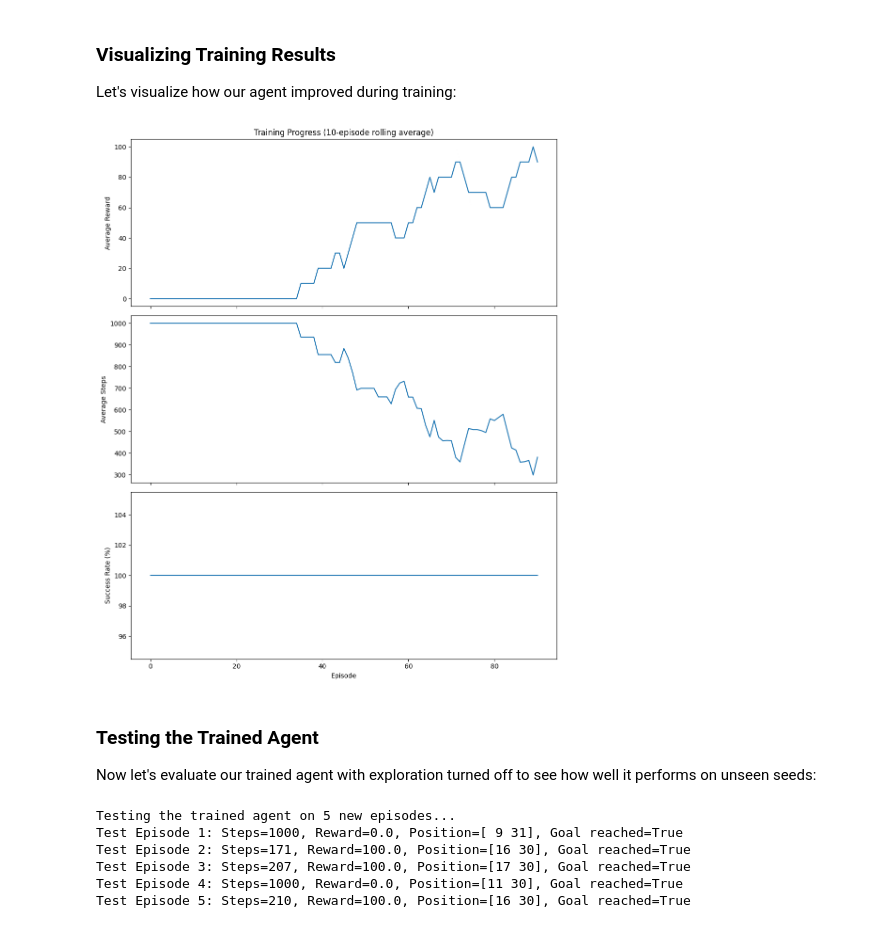
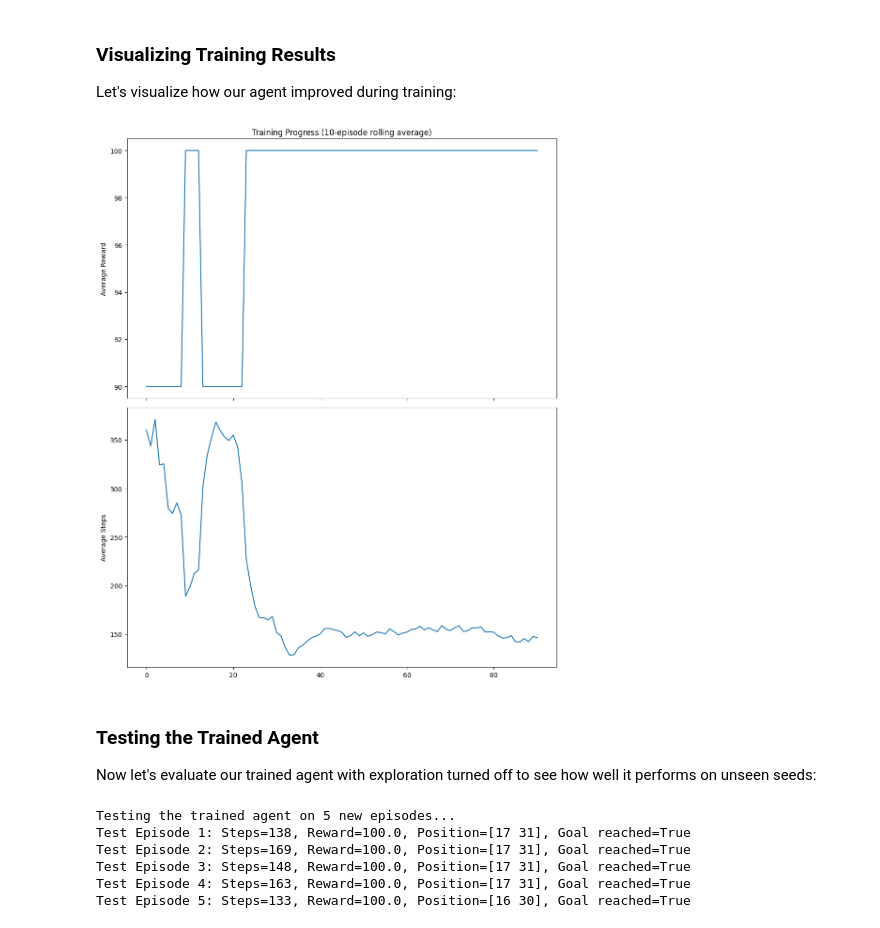
Before and after one commit to trahier/RL_project_sailing, a Jupyter notebook: notebooks/design_agent.ipynb, the cells around one changed output. Saved outputs shown, nothing was run; the diff lists cells and outputs as text; code cells hidden in the pictures.

Commit message:
true v1 of april 18

```diff
--- a/notebooks/design_agent.ipynb
+++ b/notebooks/design_agent.ipynb
@@ -296,6 +285,6 @@ Let's start by creating our Q-learning agent:
 # %%
 class QLearningAgent(BaseAgent):
-    """A simple Q-learning agent for the sailing environment."""
+    """A simple Q-learning agent for the sailing environment using only local information."""
 
     def __init__(self, learning_rate=0.1, discount_factor=0.9, exploration_rate=0.1):
         super().__init__()
@@ -307,18 +296,20 @@ class QLearningAgent(BaseAgent):
         self.exploration_rate = exploration_rate
 
         # State discretization parameters
-        self.position_bins = 8  # Discretize the grid into 8x8
-        self.wind_bins = 8      # Discretize wind directions into 8 bins
+        self.position_bins = 8     # Discretize the grid into 8x8
+        self.velocity_bins = 4     # Discretize velocity into 4 bins
+        self.wind_bins = 8         # Discretize wind directions into 8 bins
 
         # Initialize Q-table
-        # State space: position_x, position_y, wind_direction
+        # State space: position_x, position_y, velocity_direction, wind_direction
         # Action space: 9 possible actions
         self.q_table = {}
 
     def discretize_state(self, observation):
         """Convert continuous observation to discrete state for Q-table lookup."""
-        # Extract position and wind from observation
+        # Extract position, velocity and wind from observation
         x, y = observation[0], observation[1]
+        vx, vy = observation[2], observation[3]
         wx, wy = observation[4], observation[5]
 
         # Discretize position (assume 32x32 grid)
@@ -326,12 +317,20 @@ class QLearningAgent(BaseAgent):
         x_bin = min(int(x / grid_size * self.position_bins), self.position_bins - 1)
         y_bin = min(int(y / grid_size * self.position_bins), self.position_bins - 1)
 
-        # Discretize wind direction to 8 directions
+        # Discretize velocity direction (ignoring magnitude for simplicity)
+        v_magnitude = np.sqrt(vx**2 + vy**2)
+        if v_magnitude < 0.1:  # If velocity is very small, consider it as a separate bin
+            v_bin = 0
+        else:
+            v_direction = np.arctan2(vy, vx)  # Range: [-pi, pi]
+            v_bin = int(((v_direction + np.pi) / (2 * np.pi) * (self.velocity_bins-1)) + 1) % self.velocity_bins
+
+        # Discretize wind direction
         wind_direction = np.arctan2(wy, wx)  # Range: [-pi, pi]
         wind_bin = int(((wind_direction + np.pi) / (2 * np.pi) * self.wind_bins)) % self.wind_bins
 
         # Return discrete state tuple
-        return (x_bin, y_bin, wind_bin)
+        return (x_bin, y_bin, v_bin, wind_bin)
 
     def act(self, observation):
         """Choose an action using epsilon-greedy policy."""
@@ -397,8 +396,8 @@ ql_agent = QLearningAgent(learning_rate=0.1, discount_factor=0.99, exploration_r
 np.random.seed(42)
 ql_agent.seed(42)
 
-# Create environment with a simple scenario
-env = SailingEnv(**get_scenario('simple_static'))
+# Create environment with a simple initial windfield
+env = SailingEnv(**get_initial_windfield('simple_static'))
 
 # Training parameters
 num_episodes = 10  # Small number for debugging
@@ -468,8 +467,8 @@ ql_agent_full = QLearningAgent(learning_rate=0.1, discount_factor=0.99, explorat
 np.random.seed(42)
 ql_agent_full.seed(42)
 
-# Create environment with a simple scenario
-env = SailingEnv(**get_scenario('simple_static'))
+# Create environment with a simple initial windfield
+env = SailingEnv(**get_initial_windfield('training_1'))
 
 # Training parameters
 num_episodes = 100  # More episodes for better learning
@@ -587,33 +587,34 @@ Let's visualize how our agent improved during training:
 # %%
 import matplotlib.pyplot as plt
 
 # Calculate rolling averages
 window_size = 10
 rolling_rewards = np.convolve(rewards_history, np.ones(window_size)/window_size, mode='valid')
 rolling_steps = np.convolve(steps_history, np.ones(window_size)/window_size, mode='valid')
 rolling_success = np.convolve([1 if s else 0 for s in success_history], np.ones(window_size)/window_size, mode='valid') * 100
 
 # Create the plots
-fig, (ax1, ax2, ax3) = plt.subplots(3, 1, figsize=(10, 12), sharex=True)
+# fig, (ax1, ax2, ax3) = plt.subplots(3, 1, figsize=(10, 12), sharex=True)
+fig, (ax1, ax2) = plt.subplots(2, 1, figsize=(10, 12), sharex=True)
 
 # Plot rewards
 ax1.plot(rolling_rewards)
 ax1.set_ylabel('Average Reward')
 ax1.set_title('Training Progress (10-episode rolling average)')
 
 # Plot steps
 ax2.plot(rolling_steps)
 ax2.set_ylabel('Average Steps')
 
 # Plot success rate
-ax3.plot(rolling_success)
-ax3.set_ylabel('Success Rate (%)')
-ax3.set_xlabel('Episode')
+#ax3.plot(rolling_success)
+#ax3.set_ylabel('Success Rate (%)')
+#ax3.set_xlabel('Episode')
 
 plt.tight_layout()
 plt.show()
 # %% [output]
-[figure, old version]
+[figure, new version]
 # %% [markdown]
 ### Testing the Trained Agent
 
@@ -623,7 +624,7 @@ Now let's evaluate our trained agent with exploration turned off to see how well
 ql_agent_full.exploration_rate = 0
 
 # Create test environment
-test_env = SailingEnv(**get_scenario('simple_static'))
+test_env = SailingEnv(**get_initial_windfield('training_1'))
 
 # Test parameters
 num_test_episodes = 5
@@ -652,11 +653,11 @@ for episode in range(num_test_episodes):
           f"Position={info['position']}, Goal reached={done}")
 # %% [output]
 Testing the trained agent on 5 new episodes...
-Test Episode 1: Steps=1000, Reward=0.0, Position=[ 9 31], Goal reached=True
-Test Episode 2: Steps=171, Reward=100.0, Position=[16 30], Goal reached=True
-Test Episode 3: Steps=207, Reward=100.0, Position=[17 30], Goal reached=True
-Test Episode 4: Steps=1000, Reward=0.0, Position=[11 30], Goal reached=True
-Test Episode 5: Steps=210, Reward=100.0, Position=[16 30], Goal reached=True
+Test Episode 1: Steps=138, Reward=100.0, Position=[17 31], Goal reached=True
+Test Episode 2: Steps=169, Reward=100.0, Position=[17 31], Goal reached=True
+Test Episode 3: Steps=148, Reward=100.0, Position=[17 31], Goal reached=True
+Test Episode 4: Steps=163, Reward=100.0, Position=[17 31], Goal reached=True
+Test Episode 5: Steps=133, Reward=100.0, Position=[16 30], Goal reached=True
 # %% [markdown]
 ### Visualizing Your Agent's Behavior
 
```
Also changed, not shown: parts of 20 cells of this notebook, 12 other files.
